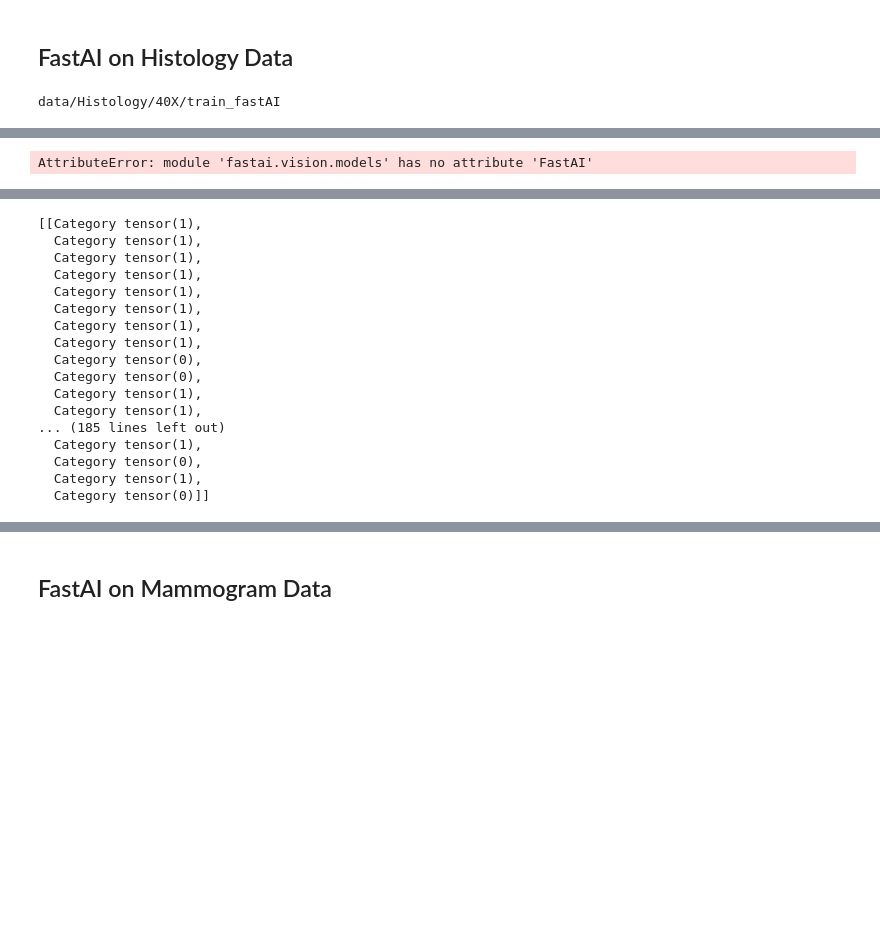
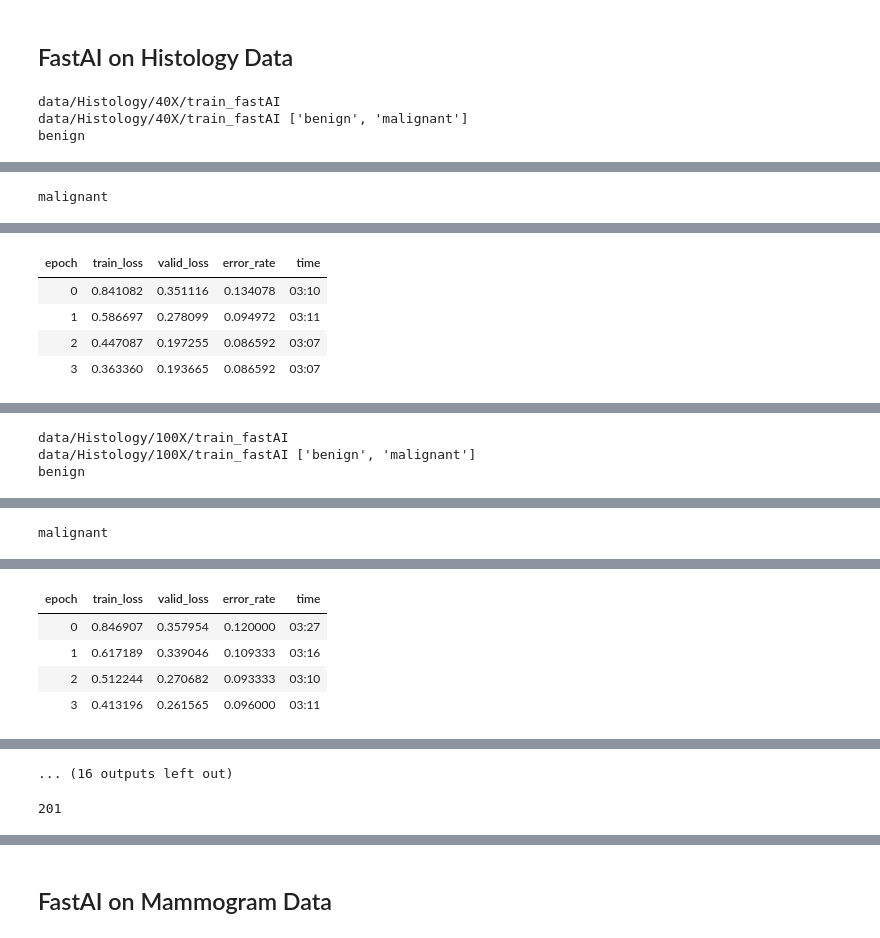
Before and after one commit to mkpetterson/cancer-prediction, a Jupyter notebook: notebooks/FastAI.ipynb, the cells around one changed output, grey strips where cells are left out. Drawn from its saved outputs; the diff is of its cells as text; code cells hidden in the pictures; blank space fills up the shorter version.

```diff
--- a/notebooks/FastAI.ipynb
+++ b/notebooks/FastAI.ipynb
@@ -16,15 +17,16 @@ os.getcwd()
 ## FastAI on Histology Data
 # %%
 # Run on Histology data
-mag = ['40X']#, '100X','200X', '400X']
+mag = ['40X', '100X','200X', '400X']
 filenames = []
 predictions_all = []
 
 def get_predictions(path, model):
+    image_names = [f for f in os.listdir(path)]
     image_paths = [os.path.join(path,f) for f in os.listdir(path)]
     predictions = [model.predict_image(img) for img in image_paths]
 
-    return image_paths, predictions
+    return image_names, predictions
 
 for m in mag:
     train_path = f'data/Histology/{m}/train_fastAI'
@@ -46,3 +48,5 @@ for m in mag:
     filenames.append(image_paths)
 # %% [output]
 data/Histology/40X/train_fastAI
+data/Histology/40X/train_fastAI ['benign', 'malignant']
+benign
@@ -49 +54 @@ data/Histology/40X/train_fastAI
-AttributeError: module 'fastai.vision.models' has no attribute 'FastAI'
+malignant
@@ -49,0 +56,5 @@ AttributeError: module 'fastai.vision.models' has no attribute 'FastAI'
+| epoch | train_loss | valid_loss | error_rate | time |
+| 0 | 0.841082 | 0.351116 | 0.134078 | 03:10 |
+| 1 | 0.586697 | 0.278099 | 0.094972 | 03:11 |
+| 2 | 0.447087 | 0.197255 | 0.086592 | 03:07 |
+| 3 | 0.363360 | 0.193665 | 0.086592 | 03:07 |
@@ -49,0 +62,3 @@ AttributeError: module 'fastai.vision.models' has no attribute 'FastAI'
+data/Histology/100X/train_fastAI
+data/Histology/100X/train_fastAI ['benign', 'malignant']
+benign
@@ -49,0 +66 @@ AttributeError: module 'fastai.vision.models' has no attribute 'FastAI'
+malignant
@@ -49,0 +68,5 @@ AttributeError: module 'fastai.vision.models' has no attribute 'FastAI'
+| epoch | train_loss | valid_loss | error_rate | time |
+| 0 | 0.846907 | 0.357954 | 0.120000 | 03:27 |
+| 1 | 0.617189 | 0.339046 | 0.109333 | 03:16 |
+| 2 | 0.512244 | 0.270682 | 0.093333 | 03:10 |
+| 3 | 0.413196 | 0.261565 | 0.096000 | 03:11 |
@@ -50,23 +74,8 @@ AttributeError: module 'fastai.vision.models' has no attribute 'FastAI'
+... (16 outputs left out)
-# %%
-predictions_all
-# %% [output]
-[[Category tensor(1),
-  Category tensor(1),
-  Category tensor(1),
-  Category tensor(1),
-  Category tensor(1),
-  Category tensor(1),
-  Category tensor(1),
-  Category tensor(1),
-  Category tensor(0),
-  Category tensor(0),
-  Category tensor(1),
-  Category tensor(1),
-... (185 lines left out)
-  Category tensor(1),
-  Category tensor(0),
-  Category tensor(1),
-  Category tensor(0)]]
+# %%
+len(master_labels[0])
+# %% [output]
+201
 # %%
 # Get class labels from test set using filenames
 master_labels = []
```
Also changed, not shown: parts of 9 cells of this notebook, 4 other files.
